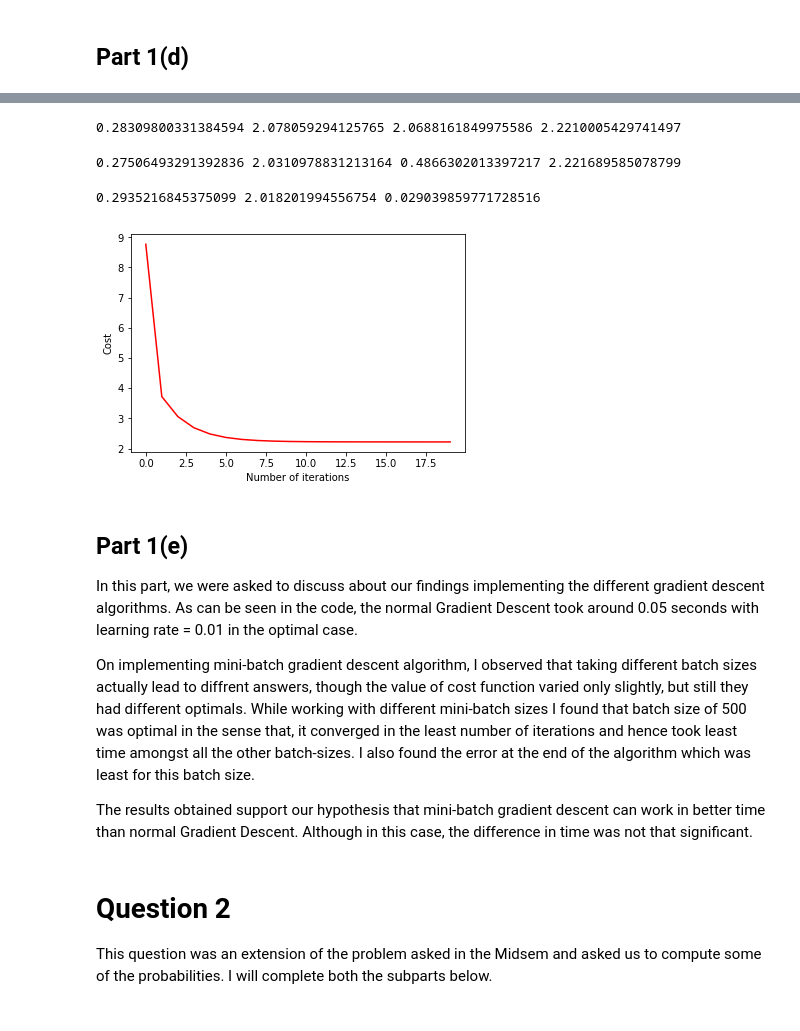
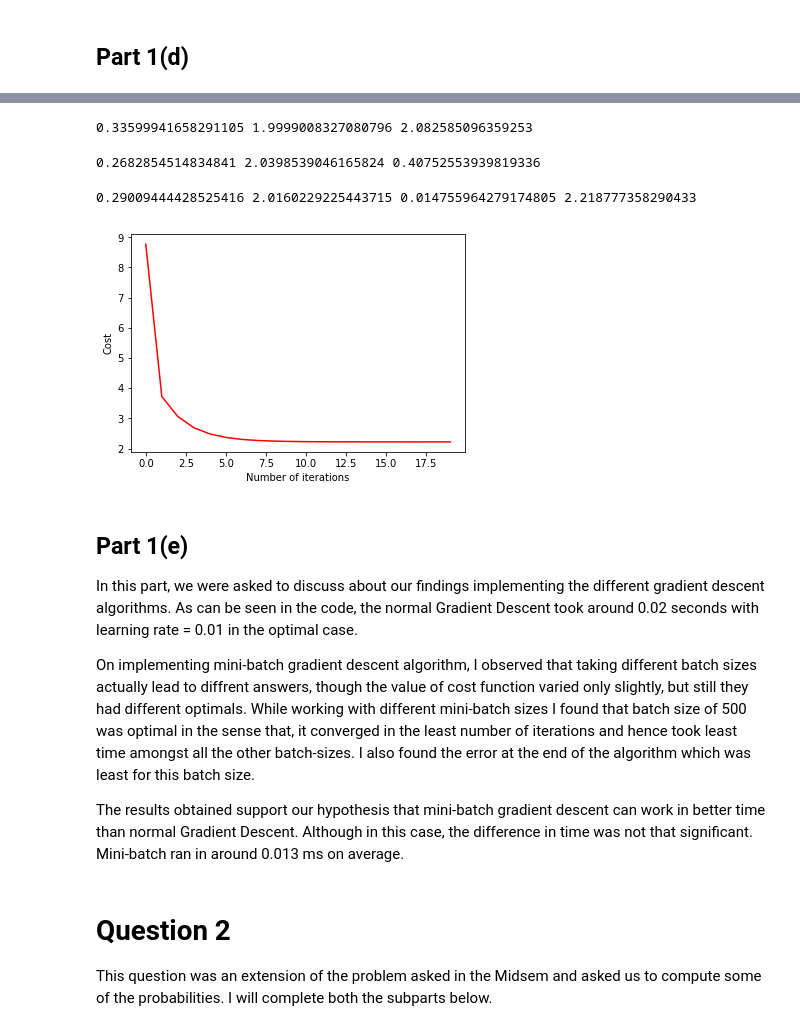
Before and after one commit to yatharth0610/CS771-Assignments, a Jupyter notebook: Assignment2/191178.ipynb, the cells around one changed output, grey strips where cells are left out. Saved outputs shown, nothing was run; the diff lists cells and outputs as text; code cells hidden in the pictures.

Commit message:
Add error plots for Assignment 2

```diff
--- a/Assignment2/191178.ipynb
+++ b/Assignment2/191178.ipynb
@@ -343,35 +357,70 @@ print(a, b, dur, err[-1])
 # %%
-a, b, dur, err = mini_batch_sgd(y, X, 0, 0, 0.01, 100, 10)
-print(a, b, dur, err[-1])
+a, b, dur = mini_batch_sgd(y, X, 0, 0, 0.01, 100, 10)
+print(a, b, dur)
 # %% [output]
-0.28309800331384594 2.078059294125765 2.0688161849975586 2.2210005429741497
+0.33599941658291105 1.9999008327080796 2.082585096359253
 # %%
-a, b, dur, err = mini_batch_sgd(y, X, 0, 0, 0.01, 100, 50)
-print(a, b, dur, err[-1])
+a, b, dur = mini_batch_sgd(y, X, 0, 0, 0.01, 100, 50)
+print(a, b, dur)
 # %% [output]
-0.27506493291392836 2.0310978831213164 0.4866302013397217 2.221689585078799
+0.2682854514834841 2.0398539046165824 0.40752553939819336
-# %%
-## Obtained best batch size of 500 (based on least time taken),
-## let's try to plot the loss curve
-
-a, b, dur, errors = mini_batch_sgd(y, X, 0, 0, 0.01, 20, 500)
-print(a, b, dur)
-
-plt.plot(errors, "r-")
-plt.xlabel("Number of iterations")
-plt.ylabel("Cost")
-plt.show()
-# %% [output]
-0.2935216845375099 2.018201994556754 0.029039859771728516
-[figure, removed]
+# %%
+## Obtained best batch size of 500 (based on least time taken),
+## let's try to plot the loss curve
+
+def mini_batch_sgd_err(y, X, a, b, lr, n_iters, batch_size = 50):
+
+    ## Measuring time taken to run as well
+    begin = time.time()
+
+    ## Stores the list of errors after each iteration
+    error_list = []
+
+    for iter in range(n_iters):
+        error_list.append(cost(X, y, a, b))
+
+        ## Shuffling the initial dataset randomly for making mini-batches
+        index_list = np.arange(len(X))
+        np.random.shuffle(index_list)
+        shuffled_idx = index_list
+
+        ## Making the new dataset
+        X = X[shuffled_idx].flatten()
+        y = y[shuffled_idx].flatten()
+
+        ## Making new batches with each batch size equal to provided batch_size
+        for i in range(0, X.shape[0], batch_size):
+            X_mini = X[i:i+batch_size]
+            y_mini = y[i:i+batch_size]
+
+            ## Computing gradients for one mini batch
+            da, db = gradient_gd(y_mini, X_mini, a, b)
+
+            ## Updating the parameters according to the computed gradient
+            a = a - lr * da
+            b = b - lr * db
+
+    end = time.time()
+    return (a, b, end - begin, error_list)
+
+a, b, dur, errors = mini_batch_sgd_err(y, X, 0, 0, 0.01, 20, 500)
+print(a, b, dur, errors[-1])
+
+plt.plot(errors, "r-")
+plt.xlabel("Number of iterations")
+plt.ylabel("Cost")
+plt.show()
+# %% [output]
+0.29009444428525416 2.0160229225443715 0.014755964279174805 2.218777358290433
+[figure, added]
 # %% [markdown]
 ## Part 1(e)
 
-In this part, we were asked to discuss about our findings implementing the different gradient descent algorithms. As can be seen in the code, the normal Gradient Descent took around 0.05 seconds with learning rate = 0.01 in the optimal case.
+In this part, we were asked to discuss about our findings implementing the different gradient descent algorithms. As can be seen in the code, the normal Gradient Descent took around 0.02 seconds with learning rate = 0.01 in the optimal case.
 
 On implementing mini-batch gradient descent algorithm, I observed that taking different batch sizes actually lead to diffrent answers, though the value of cost function varied only slightly, but still they had different optimals. While working with different mini-batch sizes I found that batch size of 500 was optimal in the sense that, it converged in the least number of iterations and hence took least time amongst all the other batch-sizes. I also found the error at the end of the algorithm which was least for this batch size.
 
-The results obtained support our hypothesis that mini-batch gradient descent can work in better time than normal Gradient Descent. Although in this case, the difference in time was not that significant.
+The results obtained support our hypothesis that mini-batch gradient descent can work in better time than normal Gradient Descent. Although in this case, the difference in time was not that significant. Mini-batch ran in around 0.013 ms on average.
 # %% [markdown]
 # Question 2
 
```
Also changed, not shown: parts of 9 cells of this notebook.
